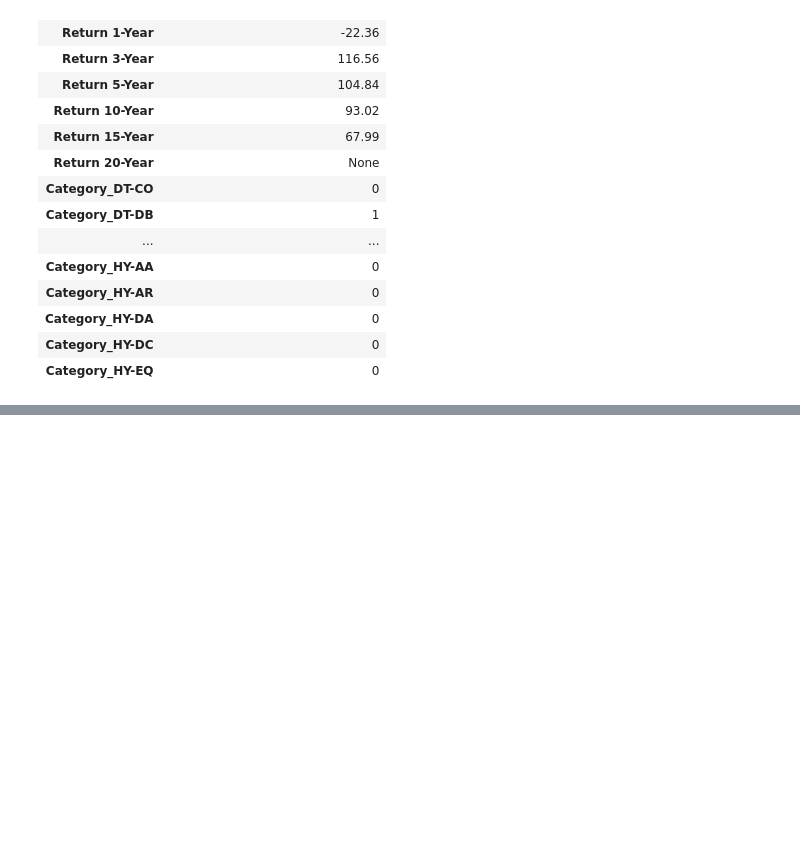
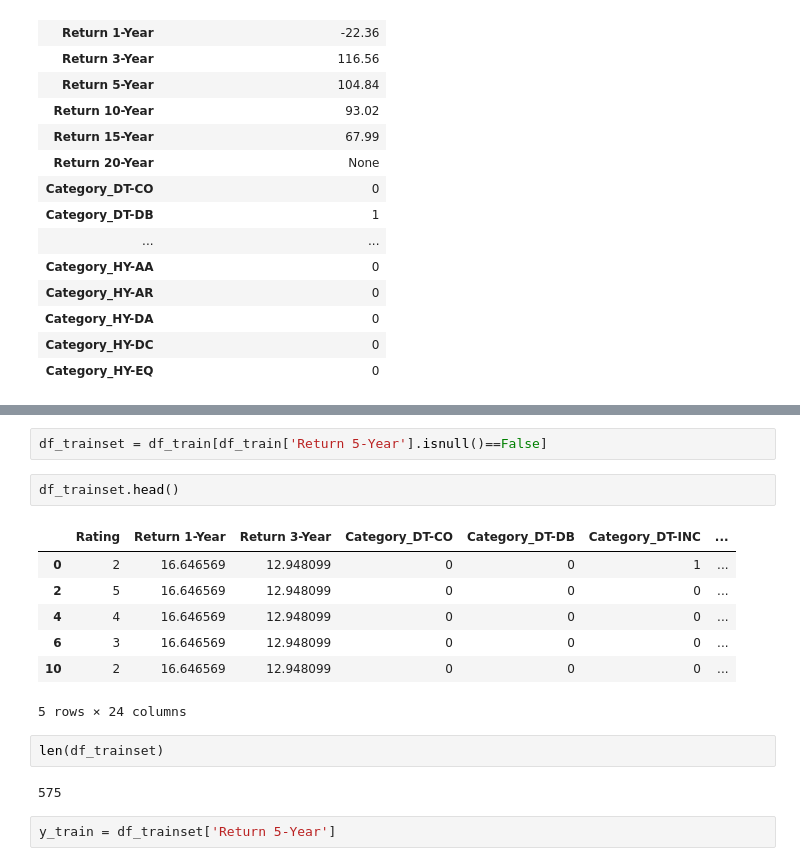
Before and after one commit to MritunjayMohitesh/SIP_return_analysis, a Jupyter notebook: sip_analysis.ipynb, the cells around one changed output, grey strips where cells are left out. Cells and saved outputs as stored; diff of their text form; blank space fills up the shorter version.

```diff
--- a/sip_analysis.ipynb
+++ b/sip_analysis.ipynb
@@ -597,0 +706,18 @@ pd.DataFrame(df[df['Return 1-Year']<0].sum(axis=0))
+# %%
+df_trainset = df_train[df_train['Return 5-Year'].isnull()==False]
+# %%
+df_trainset.head()
+# %% [output]
+|  | Rating | Return 1-Year | Return 3-Year | Category_DT-CO | Category_DT-DB | Category_DT-INC | ... |
+| 0 | 2 | 16.646569 | 12.948099 | 0 | 0 | 1 | ... |
+| 2 | 5 | 16.646569 | 12.948099 | 0 | 0 | 0 | ... |
+| 4 | 4 | 16.646569 | 12.948099 | 0 | 0 | 0 | ... |
+| 6 | 3 | 16.646569 | 12.948099 | 0 | 0 | 0 | ... |
+| 10 | 2 | 16.646569 | 12.948099 | 0 | 0 | 0 | ... |
+5 rows × 24 columns
+# %%
+len(df_trainset)
+# %% [output]
+575
+# %%
+y_train = df_trainset['Return 5-Year']
```
Also changed, not shown: parts of 42 cells of this notebook.
